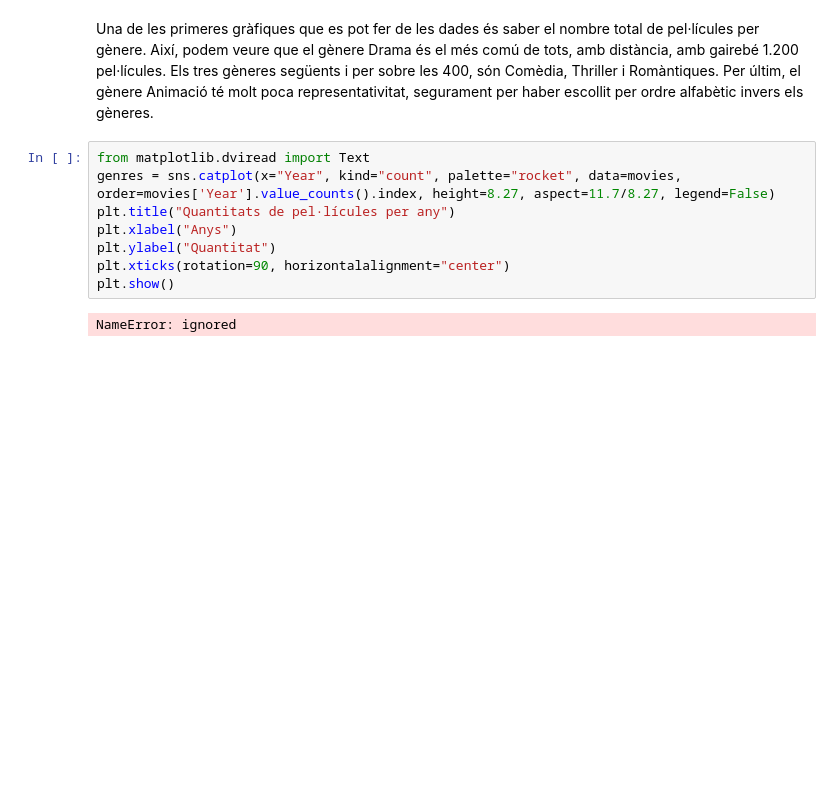
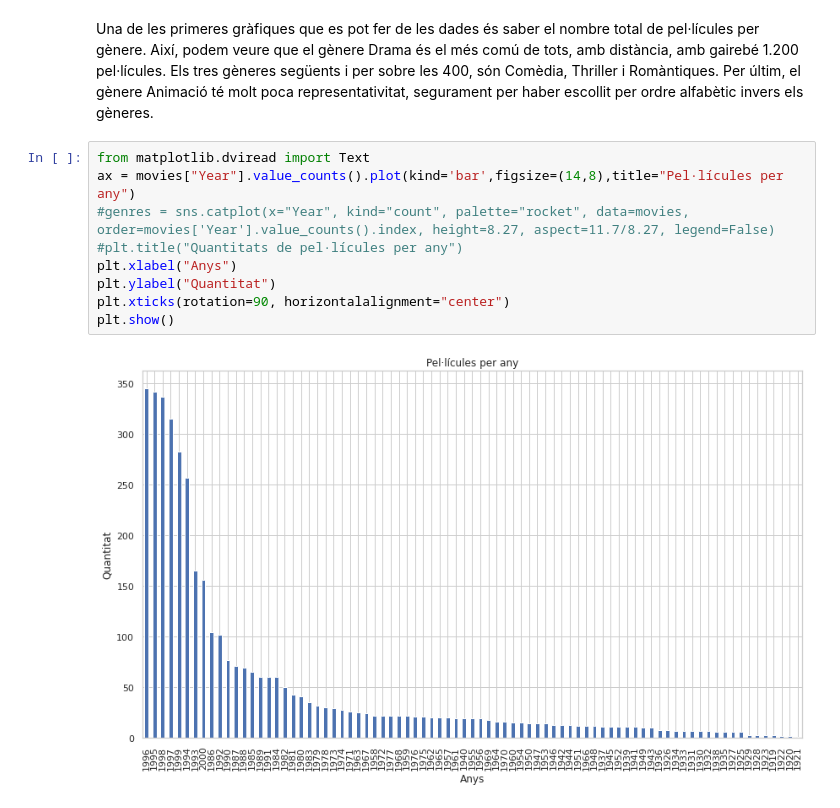
Before and after one commit to davifebdn/Tasca-M4-T02, a Jupyter notebook: Tasca_M4_T02.ipynb, the cells around one changed output. Drawn from its saved outputs; the diff is of its cells as text; blank space fills up the shorter version.

```diff
--- a/Tasca_M4_T02.ipynb
+++ b/Tasca_M4_T02.ipynb
@@ -1199,11 +1199,12 @@ plt.show()
 Una de les primeres gràfiques que es pot fer de les dades és saber el nombre total de pel·lícules per gènere. Així, podem veure que el gènere Drama és el més comú de tots, amb distància, amb gairebé 1.200 pel·lícules. Els tres gèneres següents i per sobre les 400, són Comèdia, Thriller i Romàntiques. Per últim, el gènere Animació té molt poca representativitat, segurament per haber escollit per ordre alfabètic invers els gèneres.
 # %%
 from matplotlib.dviread import Text
-genres = sns.catplot(x="Year", kind="count", palette="rocket", data=movies, order=movies['Year'].value_counts().index, height=8.27, aspect=11.7/8.27, legend=False)
-plt.title("Quantitats de pel·lícules per any")
+ax = movies["Year"].value_counts().plot(kind='bar',figsize=(14,8),title="Pel·lícules per any")
+#genres = sns.catplot(x="Year", kind="count", palette="rocket", data=movies, order=movies['Year'].value_counts().index, height=8.27, aspect=11.7/8.27, legend=False)
+#plt.title("Quantitats de pel·lícules per any")
 plt.xlabel("Anys")
 plt.ylabel("Quantitat")
 plt.xticks(rotation=90, horizontalalignment="center")
 plt.show()
 # %% [output]
-NameError: ignored
+[figure, added]
```
